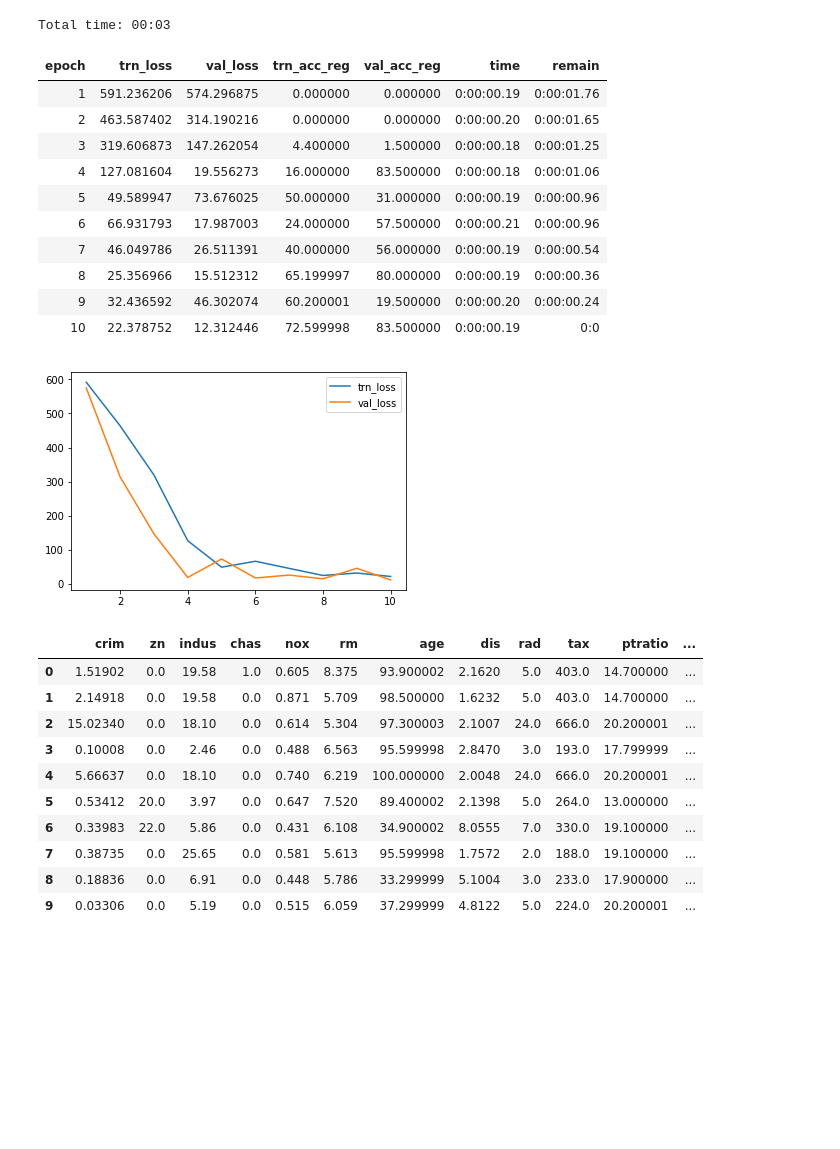
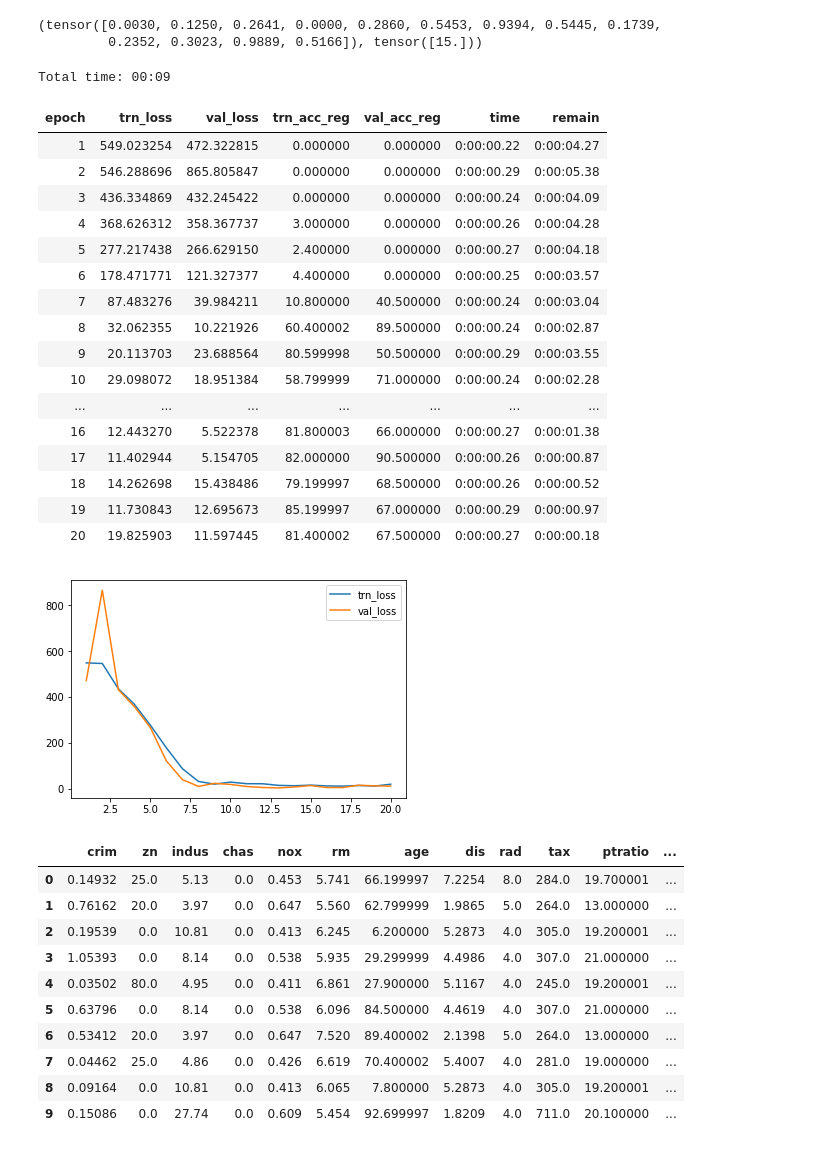
Before and after one commit to nunenuh/torchwisdom, a Jupyter notebook: example/TabularRegression.ipynb, the cells around one changed output. Saved outputs shown, nothing was run; the diff lists cells and outputs as text; code cells hidden in the pictures; blank space fills up the shorter version.

```diff
--- a/example/TabularRegression.ipynb
+++ b/example/TabularRegression.ipynb
@@ -18,5 +12,11 @@ from torchwisdom.core.nn import functional as N
 # %%
-data = regression_dataset('data/boston/train.csv', target_columns='medv',  drop_columns=['ID'], use_normalization=False)
+data = regression_data('data/boston/train.csv', target_columns='medv',  drop_columns=['ID'],
+                       batch_size=64, use_normalization=True, normalization_mode='minmax')
+# %%
+data.validset.__getitem__(0)
+# %% [output]
+(tensor([0.0030, 0.1250, 0.2641, 0.0000, 0.2860, 0.5453, 0.9394, 0.5445, 0.1739,
+         0.2352, 0.3023, 0.9889, 0.5166]), tensor([15.]))
 # %%
 model = nn.Sequential(
     nn.Linear(13, 64),
@@ -29,18 +29,26 @@ model = nn.Sequential(
 )
 # %%
 trainer = regressor_trainer(data, model)
-trainer.fit(10, lr=0.02)
+trainer.resumeable(True)
+trainer.save_best(True, metric="val_loss", mode="min")
+trainer.fit(20, lr=0.01)
 # %% [output]
-Total time: 00:03
+Total time: 00:09
 | epoch | trn_loss | val_loss | trn_acc_reg | val_acc_reg | time | remain |
-| 1 | 591.236206 | 574.296875 | 0.000000 | 0.000000 | 0:00:00.19 | 0:00:01.76 |
-| 2 | 463.587402 | 314.190216 | 0.000000 | 0.000000 | 0:00:00.20 | 0:00:01.65 |
-| 3 | 319.606873 | 147.262054 | 4.400000 | 1.500000 | 0:00:00.18 | 0:00:01.25 |
-| 4 | 127.081604 | 19.556273 | 16.000000 | 83.500000 | 0:00:00.18 | 0:00:01.06 |
-| 5 | 49.589947 | 73.676025 | 50.000000 | 31.000000 | 0:00:00.19 | 0:00:00.96 |
-| 6 | 66.931793 | 17.987003 | 24.000000 | 57.500000 | 0:00:00.21 | 0:00:00.96 |
-| 7 | 46.049786 | 26.511391 | 40.000000 | 56.000000 | 0:00:00.19 | 0:00:00.54 |
-| 8 | 25.356966 | 15.512312 | 65.199997 | 80.000000 | 0:00:00.19 | 0:00:00.36 |
-| 9 | 32.436592 | 46.302074 | 60.200001 | 19.500000 | 0:00:00.20 | 0:00:00.24 |
-| 10 | 22.378752 | 12.312446 | 72.599998 | 83.500000 | 0:00:00.19 | 0:0 |
+| 1 | 549.023254 | 472.322815 | 0.000000 | 0.000000 | 0:00:00.22 | 0:00:04.27 |
+| 2 | 546.288696 | 865.805847 | 0.000000 | 0.000000 | 0:00:00.29 | 0:00:05.38 |
+| 3 | 436.334869 | 432.245422 | 0.000000 | 0.000000 | 0:00:00.24 | 0:00:04.09 |
+| 4 | 368.626312 | 358.367737 | 3.000000 | 0.000000 | 0:00:00.26 | 0:00:04.28 |
+| 5 | 277.217438 | 266.629150 | 2.400000 | 0.000000 | 0:00:00.27 | 0:00:04.18 |
+| 6 | 178.471771 | 121.327377 | 4.400000 | 0.000000 | 0:00:00.25 | 0:00:03.57 |
+| 7 | 87.483276 | 39.984211 | 10.800000 | 40.500000 | 0:00:00.24 | 0:00:03.04 |
+| 8 | 32.062355 | 10.221926 | 60.400002 | 89.500000 | 0:00:00.24 | 0:00:02.87 |
+| 9 | 20.113703 | 23.688564 | 80.599998 | 50.500000 | 0:00:00.29 | 0:00:03.55 |
+| 10 | 29.098072 | 18.951384 | 58.799999 | 71.000000 | 0:00:00.24 | 0:00:02.28 |
+| ... | ... | ... | ... | ... | ... | ... |
+| 16 | 12.443270 | 5.522378 | 81.800003 | 66.000000 | 0:00:00.27 | 0:00:01.38 |
+| 17 | 11.402944 | 5.154705 | 82.000000 | 90.500000 | 0:00:00.26 | 0:00:00.87 |
+| 18 | 14.262698 | 15.438486 | 79.199997 | 68.500000 | 0:00:00.26 | 0:00:00.52 |
+| 19 | 11.730843 | 12.695673 | 85.199997 | 67.000000 | 0:00:00.29 | 0:00:00.97 |
+| 20 | 19.825903 | 11.597445 | 81.400002 | 67.500000 | 0:00:00.27 | 0:00:00.18 |
-[figure, old version]
+[figure, new version]
@@ -49,14 +60,14 @@ feat, targ = next(iter(data.validloader))
 # %%
-trainer.predict(tensor_data=feat[:10], target=targ[:10], show_table=True)
+trainer.predict(feature=feat, target=targ, show_table=True)
 # %% [output]
 |  | crim | zn | indus | chas | nox | rm | age | dis | rad | tax | ptratio | ... |
-| 0 | 1.51902 | 0.0 | 19.58 | 1.0 | 0.605 | 8.375 | 93.900002 | 2.1620 | 5.0 | 403.0 | 14.700000 | ... |
-| 1 | 2.14918 | 0.0 | 19.58 | 0.0 | 0.871 | 5.709 | 98.500000 | 1.6232 | 5.0 | 403.0 | 14.700000 | ... |
-| 2 | 15.02340 | 0.0 | 18.10 | 0.0 | 0.614 | 5.304 | 97.300003 | 2.1007 | 24.0 | 666.0 | 20.200001 | ... |
-| 3 | 0.10008 | 0.0 | 2.46 | 0.0 | 0.488 | 6.563 | 95.599998 | 2.8470 | 3.0 | 193.0 | 17.799999 | ... |
-| 4 | 5.66637 | 0.0 | 18.10 | 0.0 | 0.740 | 6.219 | 100.000000 | 2.0048 | 24.0 | 666.0 | 20.200001 | ... |
-| 5 | 0.53412 | 20.0 | 3.97 | 0.0 | 0.647 | 7.520 | 89.400002 | 2.1398 | 5.0 | 264.0 | 13.000000 | ... |
-| 6 | 0.33983 | 22.0 | 5.86 | 0.0 | 0.431 | 6.108 | 34.900002 | 8.0555 | 7.0 | 330.0 | 19.100000 | ... |
-| 7 | 0.38735 | 0.0 | 25.65 | 0.0 | 0.581 | 5.613 | 95.599998 | 1.7572 | 2.0 | 188.0 | 19.100000 | ... |
-| 8 | 0.18836 | 0.0 | 6.91 | 0.0 | 0.448 | 5.786 | 33.299999 | 5.1004 | 3.0 | 233.0 | 17.900000 | ... |
-| 9 | 0.03306 | 0.0 | 5.19 | 0.0 | 0.515 | 6.059 | 37.299999 | 4.8122 | 5.0 | 224.0 | 20.200001 | ... |
+| 0 | 0.14932 | 25.0 | 5.13 | 0.0 | 0.453 | 5.741 | 66.199997 | 7.2254 | 8.0 | 284.0 | 19.700001 | ... |
+| 1 | 0.76162 | 20.0 | 3.97 | 0.0 | 0.647 | 5.560 | 62.799999 | 1.9865 | 5.0 | 264.0 | 13.000000 | ... |
+| 2 | 0.19539 | 0.0 | 10.81 | 0.0 | 0.413 | 6.245 | 6.200000 | 5.2873 | 4.0 | 305.0 | 19.200001 | ... |
+| 3 | 1.05393 | 0.0 | 8.14 | 0.0 | 0.538 | 5.935 | 29.299999 | 4.4986 | 4.0 | 307.0 | 21.000000 | ... |
+| 4 | 0.03502 | 80.0 | 4.95 | 0.0 | 0.411 | 6.861 | 27.900000 | 5.1167 | 4.0 | 245.0 | 19.200001 | ... |
+| 5 | 0.63796 | 0.0 | 8.14 | 0.0 | 0.538 | 6.096 | 84.500000 | 4.4619 | 4.0 | 307.0 | 21.000000 | ... |
+| 6 | 0.53412 | 20.0 | 3.97 | 0.0 | 0.647 | 7.520 | 89.400002 | 2.1398 | 5.0 | 264.0 | 13.000000 | ... |
+| 7 | 0.04462 | 25.0 | 4.86 | 0.0 | 0.426 | 6.619 | 70.400002 | 5.4007 | 4.0 | 281.0 | 19.000000 | ... |
+| 8 | 0.09164 | 0.0 | 10.81 | 0.0 | 0.413 | 6.065 | 7.800000 | 5.2873 | 4.0 | 305.0 | 19.200001 | ... |
+| 9 | 0.15086 | 0.0 | 27.74 | 0.0 | 0.609 | 5.454 | 92.699997 | 1.8209 | 4.0 | 711.0 | 20.100000 | ... |
```
Also changed, not shown: parts of 7 cells of this notebook, 6 other files.
